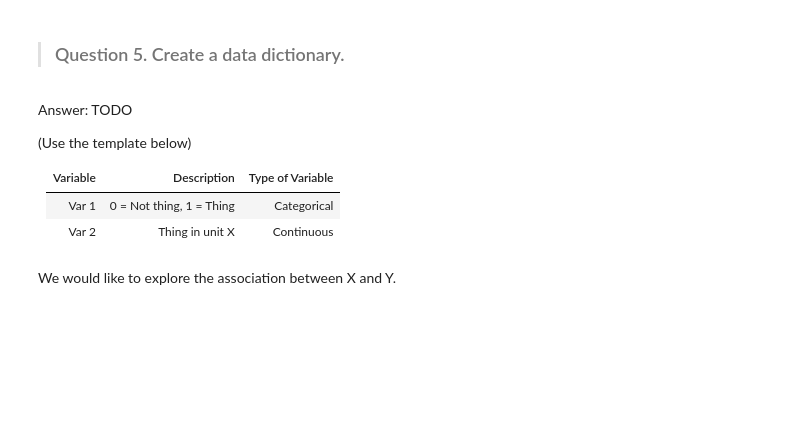
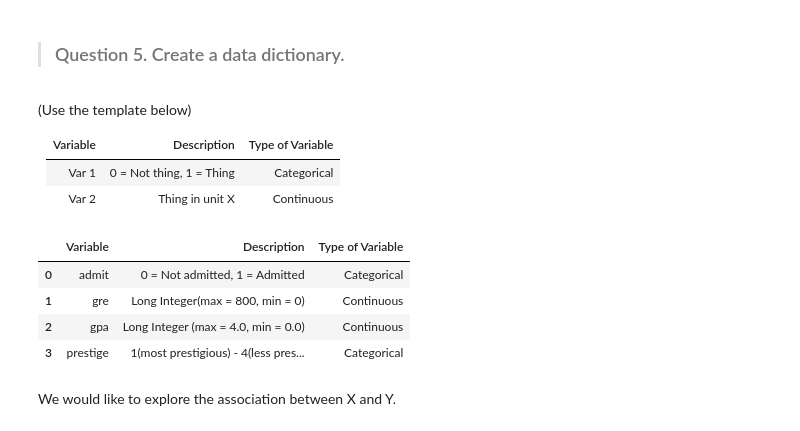
Before and after one commit to angreds/DS-SF-36, a Jupyter notebook: unit-project/1/notebooks/unit-project-1-starter-code-Angelica.ipynb, the cells around one changed output. Saved outputs shown, nothing was run; the diff lists cells and outputs as text; code cells hidden in the pictures; blank space fills up the shorter version.

```diff
--- a/unit-project/1/notebooks/unit-project-1-starter-code-Angelica.ipynb
+++ b/unit-project/1/notebooks/unit-project-1-starter-code-Angelica.ipynb
@@ -52,7 +52,7 @@ df
 # %% [markdown]
 > ### Question 5.  Create a data dictionary.
 # %% [markdown]
-Answer: TODO
+
 
 (Use the template below)
 
@@ -63,3 +71,22 @@ Var 2 | Thing in unit X | Continuous
+# %%
+#Created a DF for each column I needed in the dictionary
+var = pd.DataFrame({"Variable": [x for x in df.columns]})
+descr = pd.DataFrame({"Description":["0 = Not admitted, 1 = Admitted","Long Integer(max = 800, min = 0)","Long Integer (max = 4.0, min = 0.0)","1(most prestigious) - 4(less prestigious)"]})
+type_var = pd.DataFrame({"Type of Variable": ["Categorical","Continuous","Continuous","Categorical"]})
+
+#First merged 2 columns and created a new df
+half_done = var.merge(descr, left_index = True, right_index = True)
+
+#Merged last column with new df
+data_dict = half_done.merge(type_var, left_index = True, right_index = True)
+
+data_dict
+# %% [output]
+|  | Variable | Description | Type of Variable |
+| 0 | admit | 0 = Not admitted, 1 = Admitted | Categorical |
+| 1 | gre | Long Integer(max = 800, min = 0) | Continuous |
+| 2 | gpa | Long Integer (max = 4.0, min = 0.0) | Continuous |
+| 3 | prestige | 1(most prestigious) - 4(less pres... | Categorical |
 # %% [markdown]
 We would like to explore the association between X and Y.
 # %% [markdown]
```
Also changed, not shown: parts of 29 cells of this notebook.
